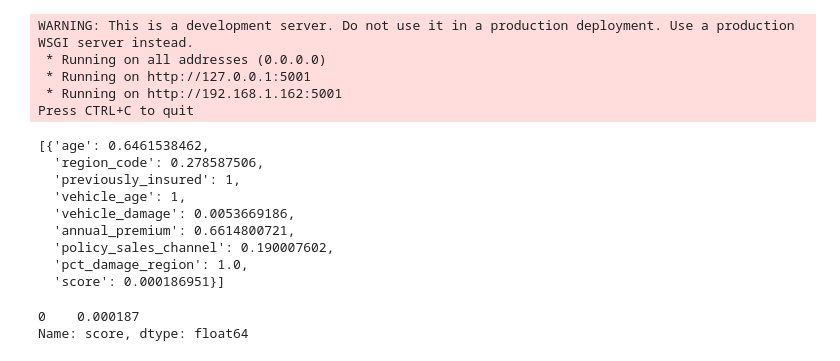
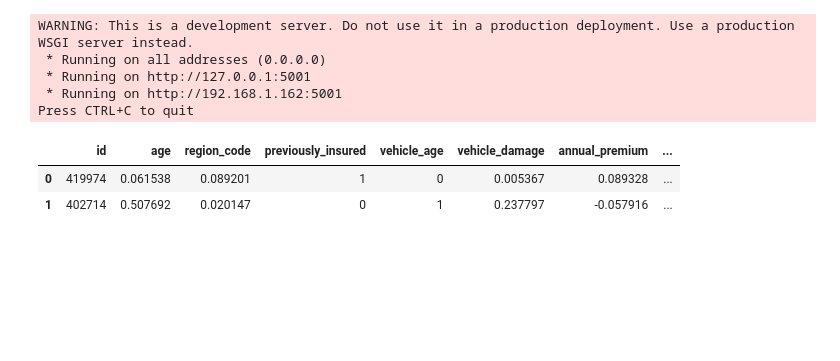
Before and after one commit to RafaelLuckner/Propensao_Compra, a Jupyter notebook: notebooks/propensao_projeto.ipynb, the cells around one changed output. Saved outputs shown, nothing was run; the diff lists cells and outputs as text; code cells hidden in the pictures; blank space fills up the shorter version.

```diff
--- a/notebooks/propensao_projeto.ipynb
+++ b/notebooks/propensao_projeto.ipynb
@@ -1207,10 +1208,12 @@ class PropensityScore():
         """ Retorna o dataframe com as probabilidades. """
         df = self.data.copy()
         df['score'] = model.predict_proba(self.data)[:,1]
+        df = df.reset_index()
+
 
         return df.to_json(orient = 'records', date_format='iso')
 # %%
-ps = PropensityScore(data_test)
+ps = PropensityScore(data_test.sample(2))
 
 model = pickle.load(open("../src/models/rf.pkl", "rb"))
 
@@ -1218,3 +1221,4 @@ model = pickle.load(open("../src/models/rf.pkl", "rb"))
 ps.rename_cols()
 ps.transform()
 predict = ps.predict(model)
+pd.DataFrame(json.loads(predict))[['id', 'score']]
@@ -1284,25 +1275,19 @@ Press CTRL+C to quit
 # %%
 import requests
 
 url = "http://127.0.0.1:5000/predict"
-data = data_test.sample(1).to_json(orient='records', date_format='iso')
+# url = "https://propensao-compra-1xtv.onrender.com"
+data = data_test.sample(2).to_json(orient='records', date_format='iso')
 
 headers = {"Content-Type": "application/json"}
 response = requests.post(url, json=data, headers=headers)
-response.json()
+
+
+dicionario = response.json()
+prediction = json.loads(dicionario["prediction"])
+df = pd.DataFrame(prediction)
+df
 # %% [output]
-[{'age': 0.6461538462,
-  'region_code': 0.278587506,
-  'previously_insured': 1,
-  'vehicle_age': 1,
-  'vehicle_damage': 0.0053669186,
-  'annual_premium': 0.6614800721,
-  'policy_sales_channel': 0.190007602,
-  'pct_damage_region': 1.0,
-  'score': 0.000186951}]
+|  | id | age | region_code | previously_insured | vehicle_age | vehicle_damage | annual_premium | ... |
+| 0 | 419974 | 0.061538 | 0.089201 | 1 | 0 | 0.005367 | 0.089328 | ... |
+| 1 | 402714 | 0.507692 | 0.020147 | 0 | 1 | 0.237797 | -0.057916 | ... |
-# %%
-pd.DataFrame(response.json())[[]'score']]
-# data
-# %% [output]
-0    0.000187
-Name: score, dtype: float64
```
Also changed, not shown: parts of 3 cells of this notebook, 2 other files.
